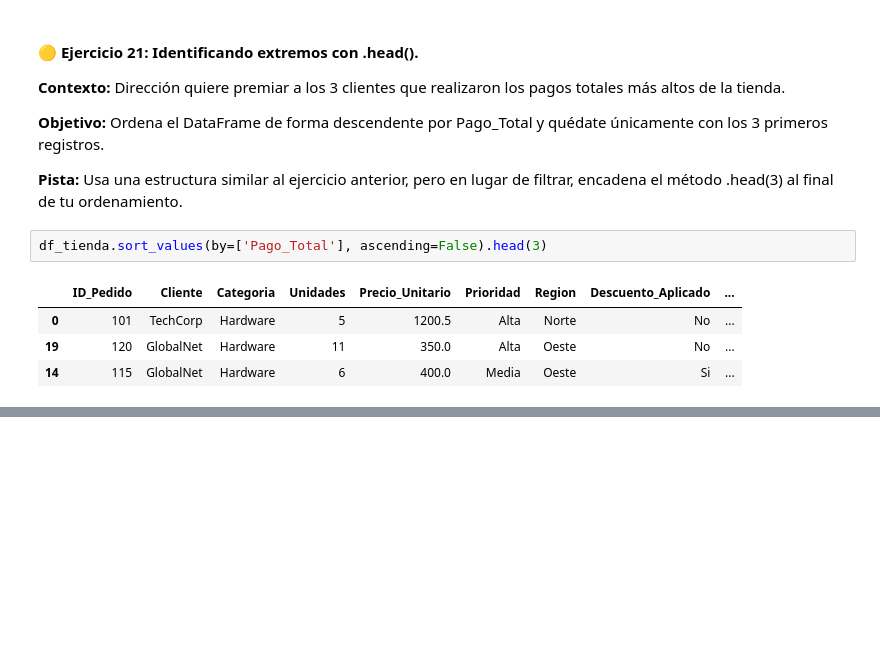
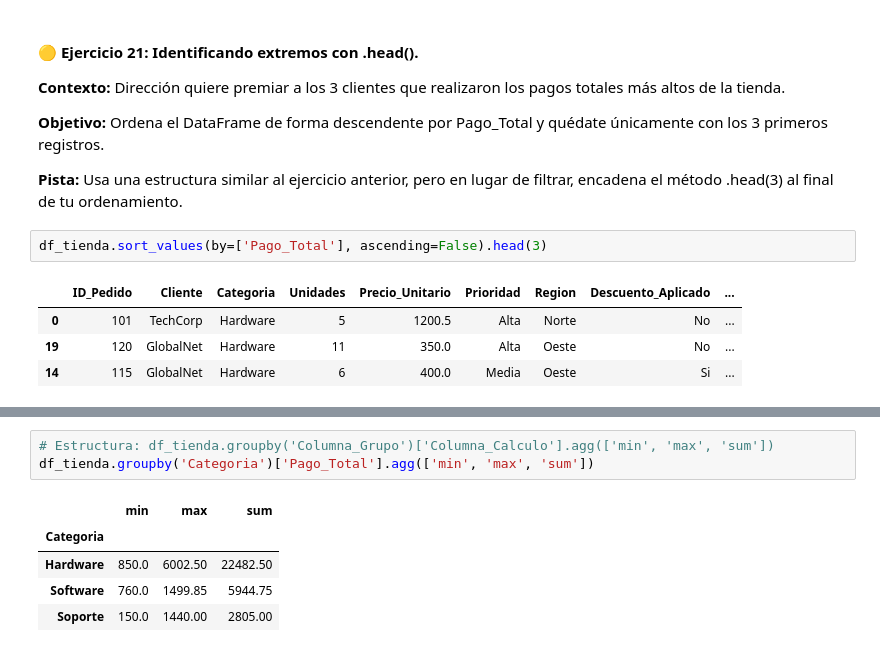
Before and after one commit to NandoRR77/Ejercicios-Practica-Python, a Jupyter notebook: Ciencia de datos/Laboratorio_Tienda.ipynb, the cells around one changed output, grey strips where cells are left out. Cells and saved outputs as stored; diff of their text form; blank space fills up the shorter version.

```diff
--- a/Ciencia de datos/Tienda.ipynb
+++ b/Ciencia de datos/Laboratorio_Tienda.ipynb
@@ -394,0 +477,9 @@ df_tienda.sort_values(by=['Pago_Total'], ascending=False).head(3)
+# %%
+# Estructura: df_tienda.groupby('Columna_Grupo')['Columna_Calculo'].agg(['min', 'max', 'sum'])
+df_tienda.groupby('Categoria')['Pago_Total'].agg(['min', 'max', 'sum'])
+# %% [output]
+|  | min | max | sum |
+| Categoria |  |  |  |
+| Hardware | 850.0 | 6002.50 | 22482.50 |
+| Software | 760.0 | 1499.85 | 5944.75 |
+| Soporte | 150.0 | 1440.00 | 2805.00 |
```
Also changed, not shown: parts of 9 cells of this notebook, 2 other files.
